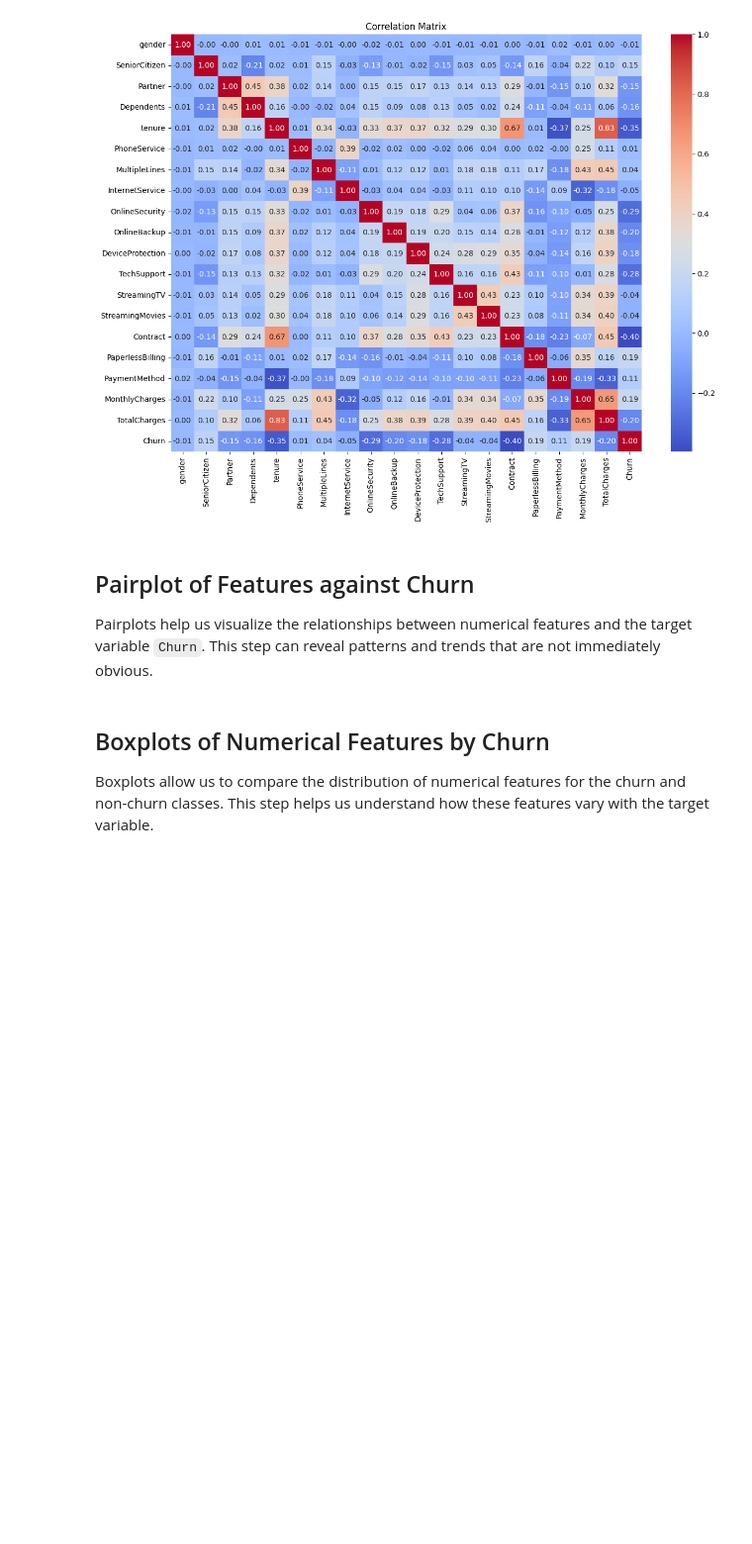
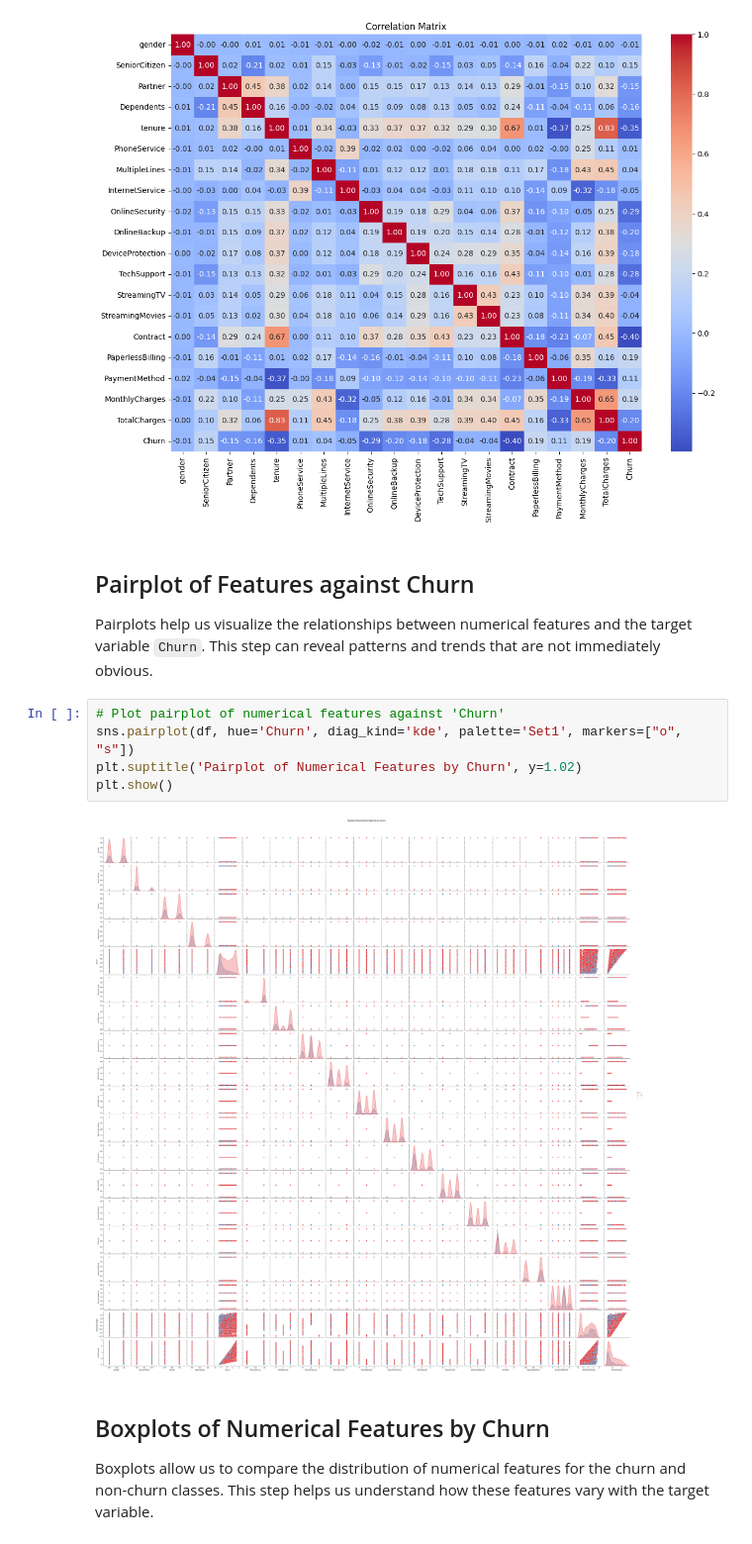
Before and after one commit to FirasKahlaoui/customer-churn, a Jupyter notebook: notebooks/exploratory_data_analysis.ipynb, the cells around one changed output. Shown at 99% size. Saved outputs shown, nothing was run; the diff lists cells and outputs as text; blank space fills up the shorter version.

Commit message:
Pairplots

```diff
--- a/notebooks/exploratory_data_analysis.ipynb
+++ b/notebooks/exploratory_data_analysis.ipynb
@@ -106,6 +106,13 @@ plt.show()
 ## Pairplot of Features against Churn
 
 Pairplots help us visualize the relationships between numerical features and the target variable `Churn`. This step can reveal patterns and trends that are not immediately obvious.
+# %%
+# Plot pairplot of numerical features against 'Churn'
+sns.pairplot(df, hue='Churn', diag_kind='kde', palette='Set1', markers=["o", "s"])
+plt.suptitle('Pairplot of Numerical Features by Churn', y=1.02)
+plt.show()
+# %% [output]
+[figure, added]
 # %% [markdown]
 ## Boxplots of Numerical Features by Churn
 
```
